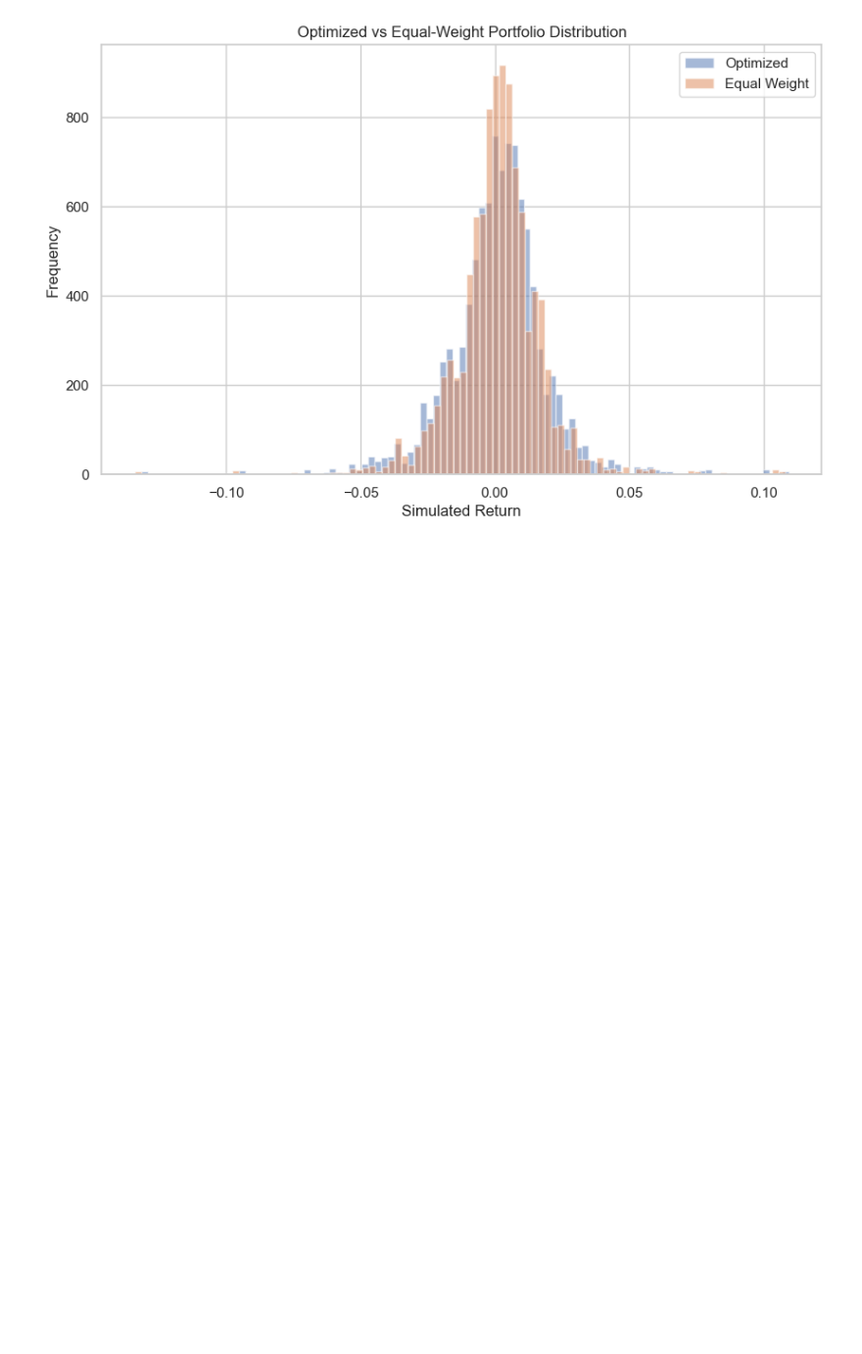
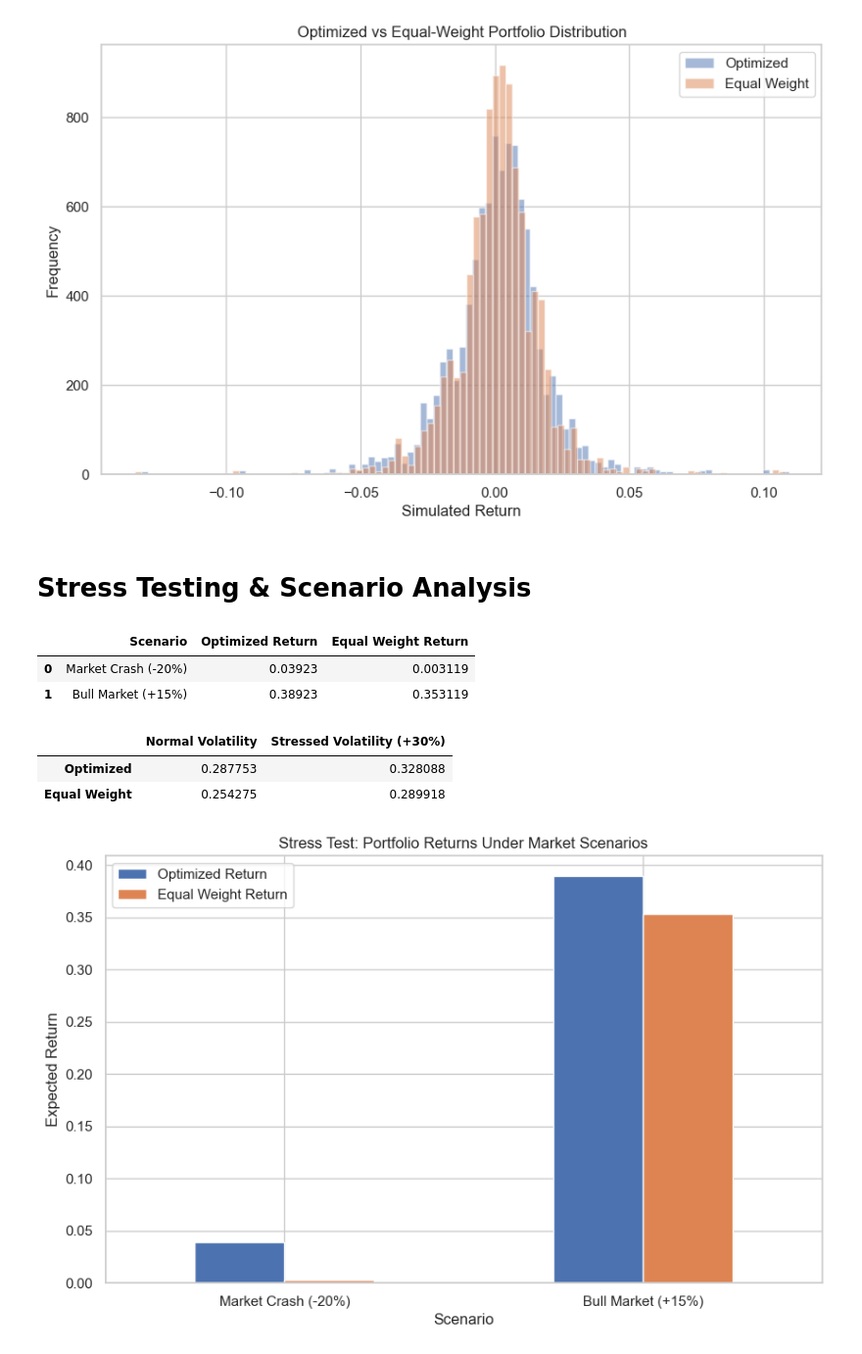
Before and after one commit to KartikMehra22/monte-carlo-portfolio-optimization, a Jupyter notebook: notebooks/portfolio_optimization.ipynb, the cells around one changed output. Shown at 98% size. Cells and saved outputs as stored; diff of their text form; code cells hidden in the pictures; blank space fills up the shorter version.

Commit message:
Stress Testing & Scenario Analysis

```diff
--- a/notebooks/portfolio_optimization.ipynb
+++ b/notebooks/portfolio_optimization.ipynb
@@ -545,3 +545,77 @@ plt.legend()
 plt.show()
 # %% [output]
 [figure]
+# %% [markdown]
+# Stress Testing & Scenario Analysis
+# %%
+# Define stress scenarios
+
+stress_scenarios = {
+    "Market Crash (-20%)": -0.20,
+    "Bull Market (+15%)": 0.15
+}
+
+volatility_shock_factor = 1.30  # 30% increase in covariance
+# %%
+# Apply Return Shocks
+stress_results = []
+
+for scenario, shock in stress_scenarios.items():
+
+    stressed_mu = mu + shock
+
+    # Optimized Portfolio under stress
+    opt_return = np.dot(max_sharpe_port[mu.index], stressed_mu)
+    opt_vol = max_sharpe_port["Volatility"]
+
+    # Equal Weight under stress
+    eq_return = np.dot(equal_weights, stressed_mu)
+    eq_vol = equal_vol
+
+    stress_results.append({
+        "Scenario": scenario,
+        "Optimized Return": opt_return,
+        "Equal Weight Return": eq_return
+    })
+
+stress_df = pd.DataFrame(stress_results)
+stress_df
+# %% [output]
+|  | Scenario | Optimized Return | Equal Weight Return |
+| 0 | Market Crash (-20%) | 0.03923 | 0.003119 |
+| 1 | Bull Market (+15%) | 0.38923 | 0.353119 |
+# %%
+# Volatility Shock Scenario
+Sigma_stressed = Sigma * volatility_shock_factor
+
+opt_vol_stressed = np.sqrt(
+    np.dot(max_sharpe_port[mu.index].T,
+           np.dot(Sigma_stressed,
+                  max_sharpe_port[mu.index]))
+)
+
+eq_vol_stressed = np.sqrt(
+    np.dot(equal_weights.T,
+           np.dot(Sigma_stressed,
+                  equal_weights))
+)
+
+volatility_comparison = pd.DataFrame({
+    "Normal Volatility": [max_sharpe_port["Volatility"], equal_vol],
+    "Stressed Volatility (+30%)": [opt_vol_stressed, eq_vol_stressed]
+}, index=["Optimized", "Equal Weight"])
+
+volatility_comparison
+# %% [output]
+|  | Normal Volatility | Stressed Volatility (+30%) |
+| Optimized | 0.287753 | 0.328088 |
+| Equal Weight | 0.254275 | 0.289918 |
+# %%
+# Visualization — Stress Impact on Returns
+stress_df.set_index("Scenario").plot(kind="bar", figsize=(10,6))
+plt.title("Stress Test: Portfolio Returns Under Market Scenarios")
+plt.ylabel("Expected Return")
+plt.xticks(rotation=0)
+plt.show()
+# %% [output]
+[figure, added]
```
Also changed, not shown: parts of 1 cell of this notebook.
